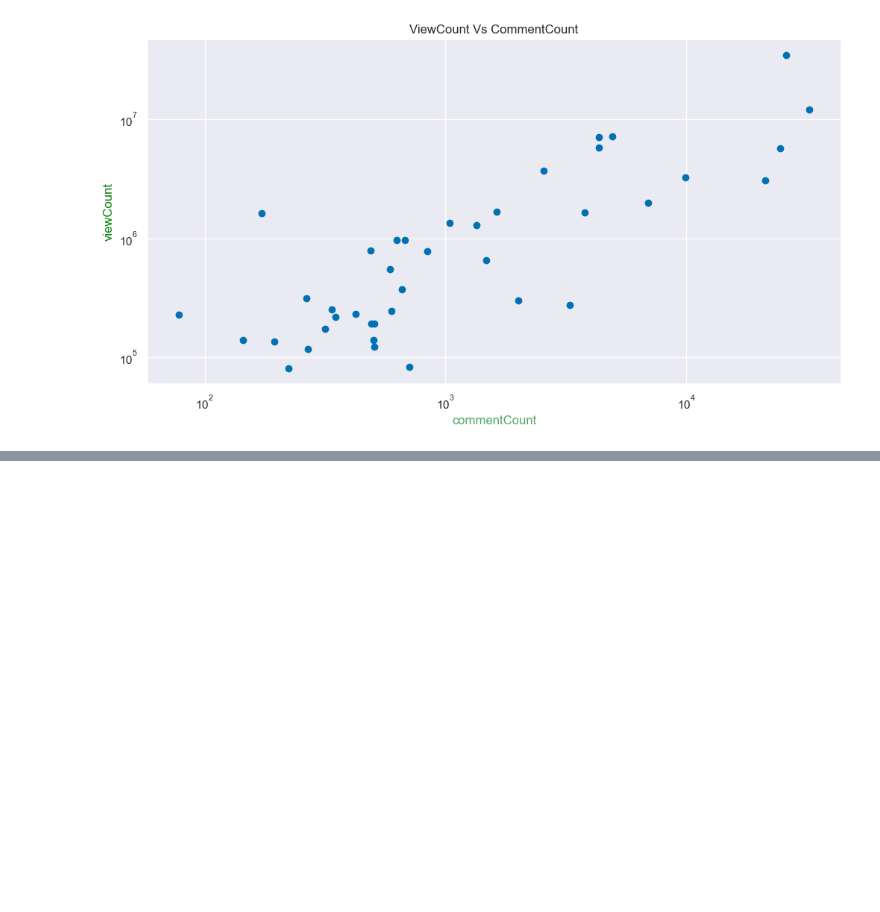
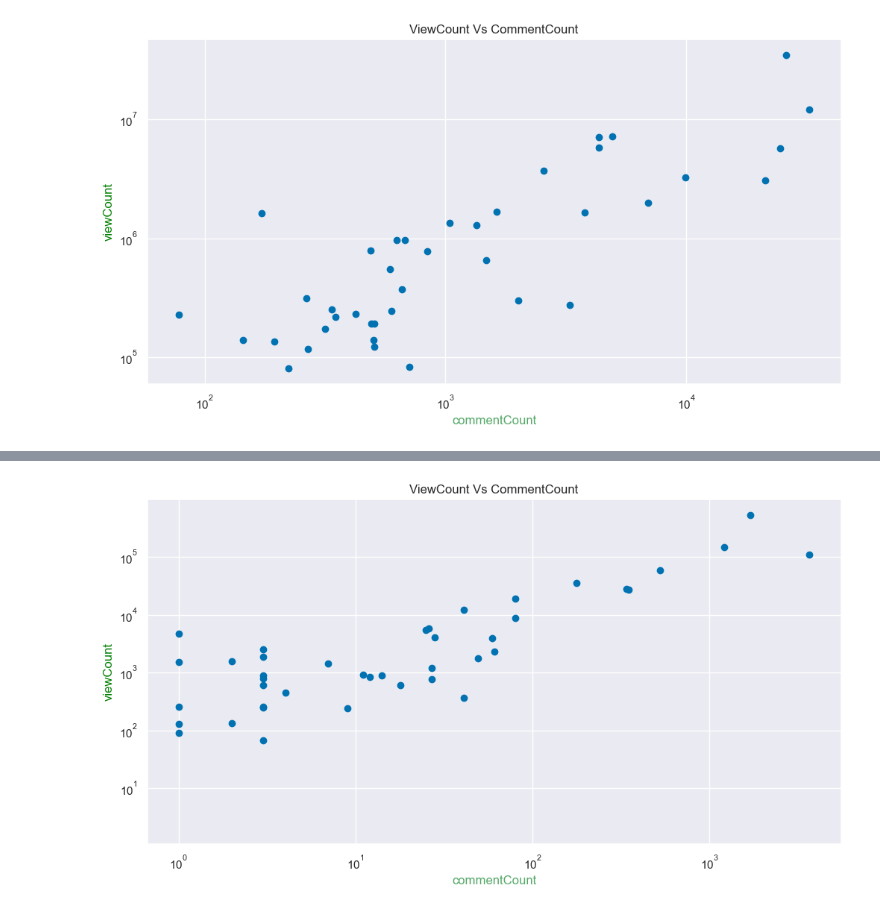
Before and after one commit to Kelvs95/DSM_CAPSTONE_PROJECT, a Jupyter notebook: Capstone_1.ipynb, the cells around one changed output, grey strips where cells are left out. Drawn from its saved outputs; the diff is of its cells as text; code cells hidden in the pictures; blank space fills up the shorter version.

```diff
--- a/Capstone_1.ipynb
+++ b/Capstone_1.ipynb
@@ -299,0 +300,14 @@ plt.show()
+# %%
+# plotting ViewCount against likeCount
+
+plt.figure(figsize=(12,6))
+plt.scatter(US_data['commentCount'], US_data['viewCount'])
+plt.xscale("log")
+plt.yscale('log')
+plt.style.use('seaborn-v0_8-colorblind')
+plt.title("ViewCount Vs CommentCount")
+plt.ylabel("viewCount", color= "Green")
+plt.xlabel("commentCount", color= "g")
+plt.show()
+# %% [output]
+[figure, added]
```
Also changed, not shown: parts of 1 cell of this notebook.
